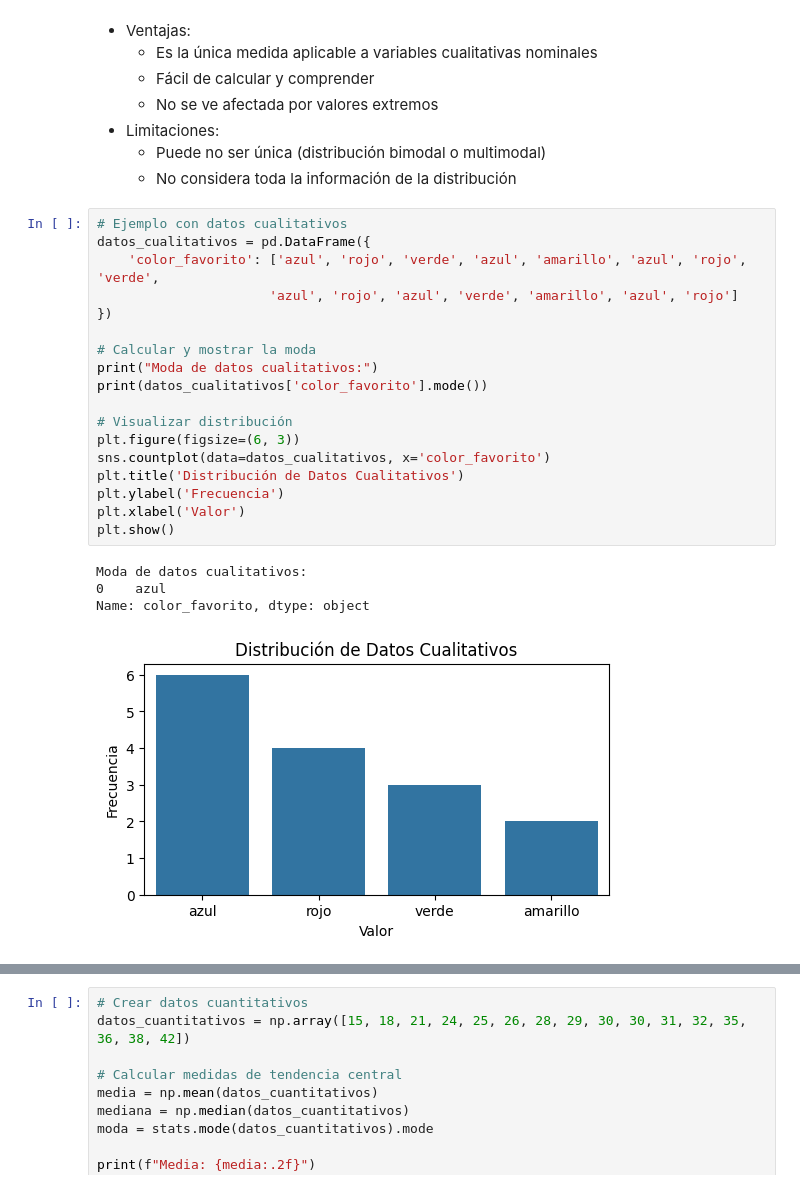
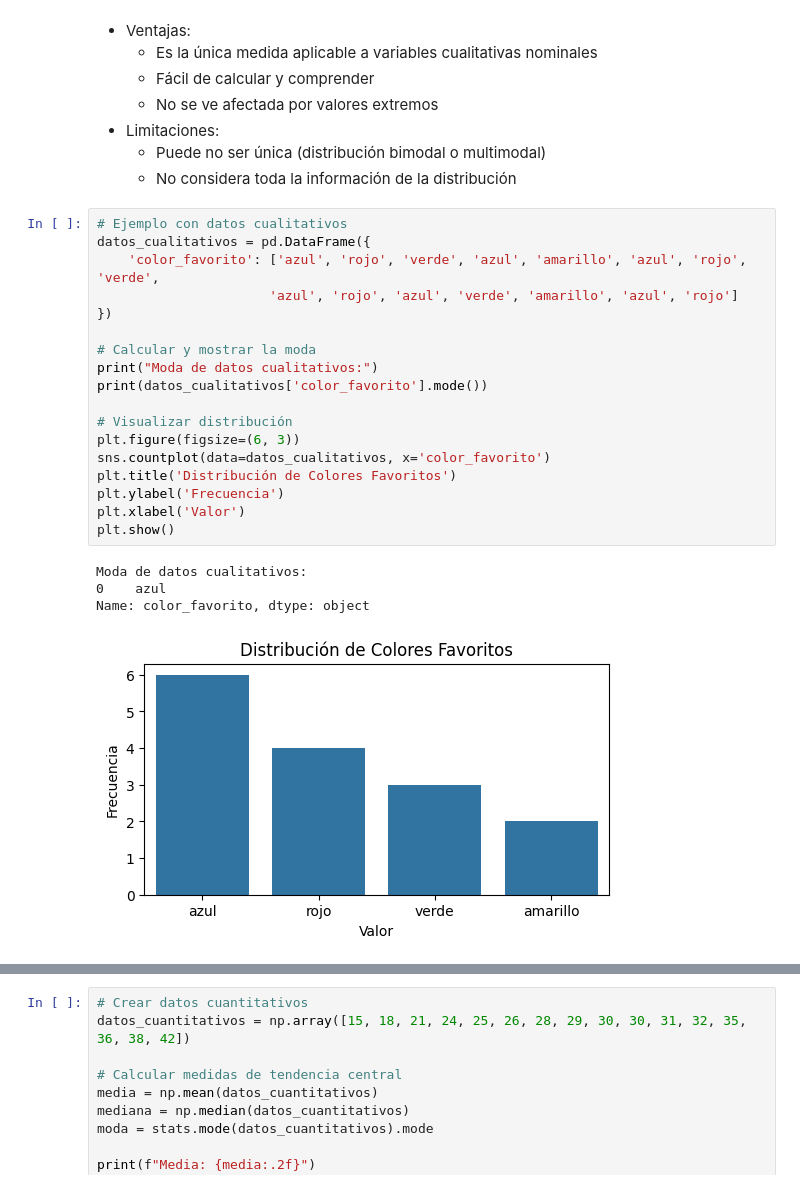
Before and after one commit to MungSirfalas/udla, a Jupyter notebook: diplomado_marketing_analytics/exploracion_de_datos/semana_1/lectura_estadistica_descriptiva_y_visualizacion_datos.ipynb, the cells around one changed output, grey strips where cells are left out. Saved outputs shown, nothing was run; the diff lists cells and outputs as text.

```diff
--- a/diplomado_marketing_analytics/exploracion_de_datos/semana_1/lectura_estadistica_descriptiva_y_visualizacion_datos.ipynb
+++ b/diplomado_marketing_analytics/exploracion_de_datos/semana_1/lectura_estadistica_descriptiva_y_visualizacion_datos.ipynb
@@ -103,23 +103,23 @@ Name: count, dtype: int64
 # %%
 # Ejemplo con datos cualitativos
 datos_cualitativos = pd.DataFrame({
     'color_favorito': ['azul', 'rojo', 'verde', 'azul', 'amarillo', 'azul', 'rojo', 'verde',
                       'azul', 'rojo', 'azul', 'verde', 'amarillo', 'azul', 'rojo']
 })
 
 # Calcular y mostrar la moda
 print("Moda de datos cualitativos:")
 print(datos_cualitativos['color_favorito'].mode())
 
 # Visualizar distribución
 plt.figure(figsize=(6, 3))
 sns.countplot(data=datos_cualitativos, x='color_favorito')
-plt.title('Distribución de Datos Cualitativos')
+plt.title('Distribución de Colores Favoritos')
 plt.ylabel('Frecuencia')
 plt.xlabel('Valor')
 plt.show()
 # %% [output]
 Moda de datos cualitativos:
 0    azul
 Name: color_favorito, dtype: object
-[figure, old version]
+[figure, new version]
```
Also changed, not shown: parts of 21 cells of this notebook, 1 other file.
